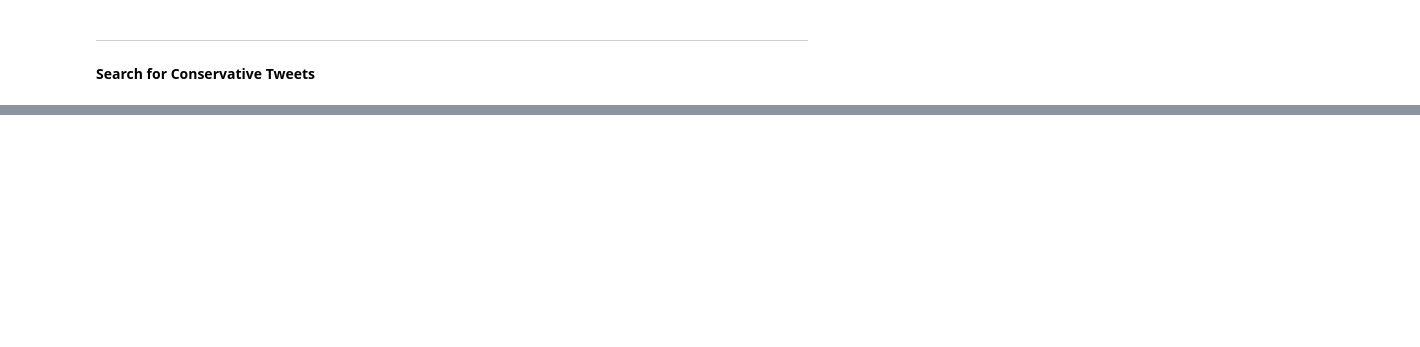
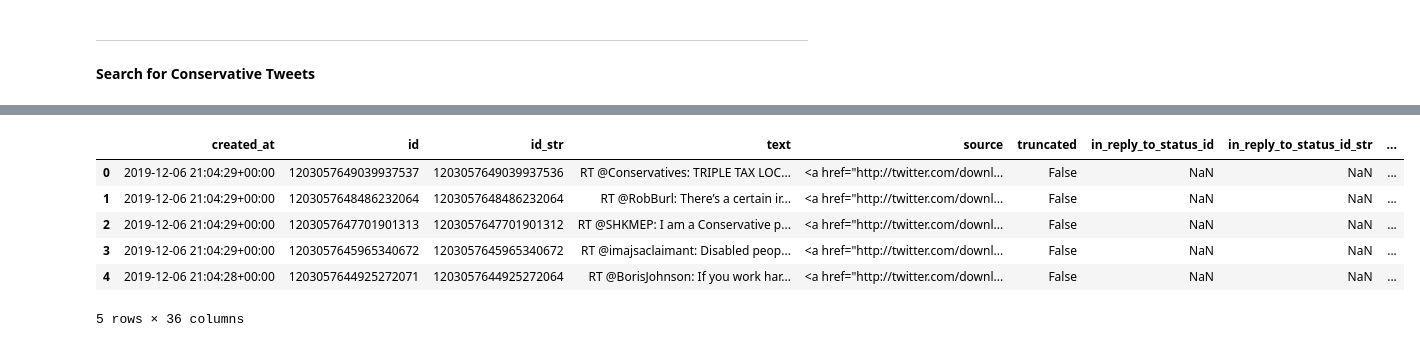
Before and after one commit to jake-w-schneider/CS109a-Group-81-Final-Project, a Jupyter notebook: API/Twitter/Twitter Elections Jake.ipynb, the cells around one changed output, grey strips where cells are left out. Drawn from its saved outputs; the diff is of its cells as text; code cells hidden in the pictures; blank space fills up the shorter version.

```diff
--- a/API/Twitter/Twitter Elections Jake.ipynb
+++ b/API/Twitter/Twitter Elections Jake.ipynb
@@ -128,0 +242,13 @@ gmap.draw("python_heatmap.html")
+# %%
+# Load Json File and Convert to PD Dataframe
+
+tweets_conservative_df = pd.read_json('twitter_premium_api_demo_conservative.jsonl', lines=True)
+tweets_conservative_df.head()
+# %% [output]
+|  | created_at | id | id_str | text | source | truncated | in_reply_to_status_id | in_reply_to_status_id_str | ... |
+| 0 | 2019-12-06 21:04:29+00:00 | 1203057649039937537 | 1203057649039937536 | RT @Conservatives: TRIPLE TAX LOC... | <a href="http://twitter.com/downl... | False | NaN | NaN | ... |
+| 1 | 2019-12-06 21:04:29+00:00 | 1203057648486232064 | 1203057648486232064 | RT @RobBurl: There’s a certain ir... | <a href="http://twitter.com/downl... | False | NaN | NaN | ... |
+| 2 | 2019-12-06 21:04:29+00:00 | 1203057647701901313 | 1203057647701901312 | RT @SHKMEP: I am a Conservative p... | <a href="http://twitter.com/downl... | False | NaN | NaN | ... |
+| 3 | 2019-12-06 21:04:29+00:00 | 1203057645965340672 | 1203057645965340672 | RT @imajsaclaimant: Disabled peop... | <a href="http://twitter.com/downl... | False | NaN | NaN | ... |
+| 4 | 2019-12-06 21:04:28+00:00 | 1203057644925272071 | 1203057644925272064 | RT @BorisJohnson: If you work har... | <a href="http://twitter.com/downl... | False | NaN | NaN | ... |
+5 rows × 36 columns
```
Also changed, not shown: parts of 24 cells of this notebook, 12 other files.
